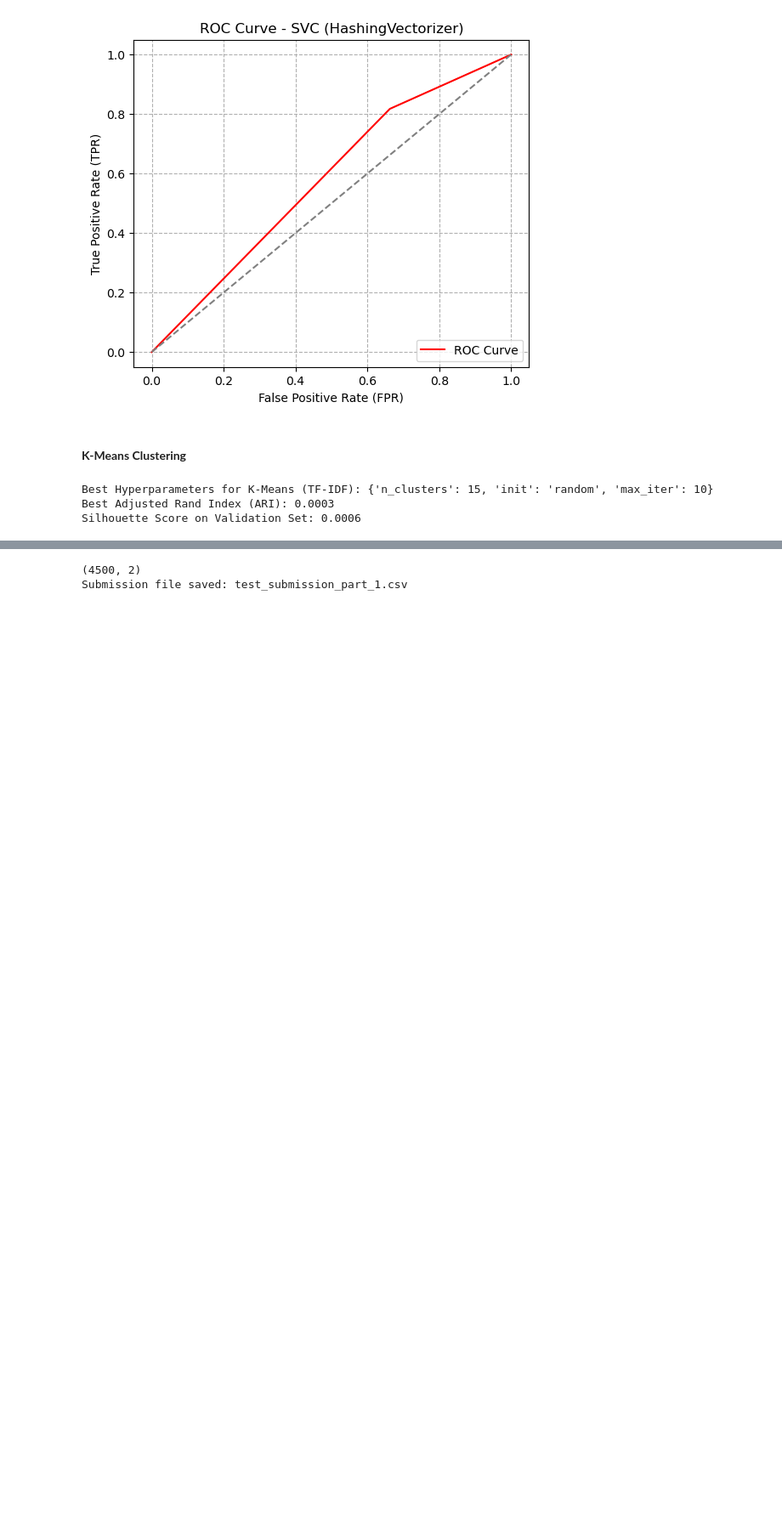
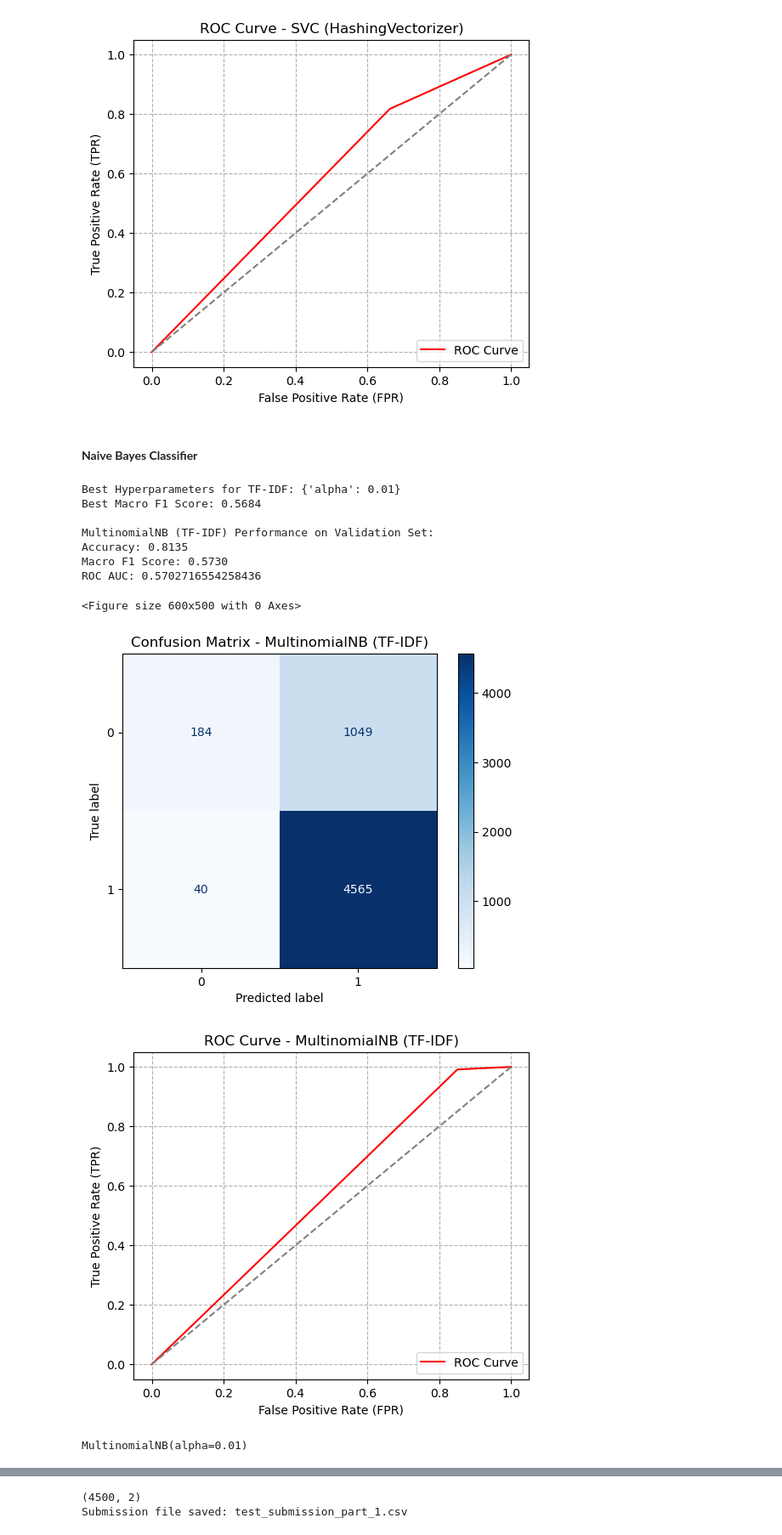
Before and after one commit to abbyirish3/MachineLearning-StatisticalAnalysis, a Jupyter notebook: Amazon_Reviews_Project.ipynb, the cells around one changed output, grey strips where cells are left out. Shown at 85% size. Cells and saved outputs as stored; diff of their text form; code cells hidden in the pictures; blank space fills up the shorter version.

```diff
--- a/Amazon_Reviews_Project.ipynb
+++ b/Amazon_Reviews_Project.ipynb
@@ -75 +60,4 @@ X_train_tfidf = tfidf.fit_transform(train_df["reviewText"])
+# %%
+tfidf = TfidfVectorizer(min_df=10, max_df=0.4, sublinear_tf=False, use_idf=True)
+X_train_tfidf = tfidf.fit_transform(train_df["reviewText"])
 # %% [markdown]
@@ -323,5 +332,3 @@ ROC AUC: 0.5774890299605581
 <Figure size 600x500 with 0 Axes>
 [figure]
 [figure]
-# %% [markdown]
-#### **K-Means Clustering**
@@ -334,10 +335,30 @@ kmeans_param_grid = {
+# %% [markdown]
+#### **Naive Bayes Classifier**
 # %%
-# tfidf
+# evaluate Naive Bayes tfidf
+NB_param_grid = {
+    "alpha": [.01, .1, 1, 5, 10]
+}
+
+# report on one validation set (20% of data)
 X_train_tfidf_sub, X_val_tfidf, y_train_sub, y_val = train_test_split(
     X_train_tfidf, y_train_cutoff1, test_size=0.2, random_state=42)
-tune_model(X_train_tfidf_sub, y_train_sub, X_val_tfidf, y_val, "TF-IDF", KMeans(), kmeans_param_grid)
+
+# tune and report metrics
+tune_model(X_train_tfidf_sub, y_train_sub, X_val_tfidf, y_val,
+           "TF-IDF",
+           MultinomialNB(),
+           NB_param_grid)
 # %% [output]
-Best Hyperparameters for K-Means (TF-IDF): {'n_clusters': 15, 'init': 'random', 'max_iter': 10}
-Best Adjusted Rand Index (ARI): 0.0003
-Silhouette Score on Validation Set: 0.0006
+Best Hyperparameters for TF-IDF: {'alpha': 0.01}
+Best Macro F1 Score: 0.5684
+
+MultinomialNB (TF-IDF) Performance on Validation Set:
+Accuracy: 0.8135
+Macro F1 Score: 0.5730
+ROC AUC: 0.5702716554258436
+<Figure size 600x500 with 0 Axes>
+[figure, added]
+[figure, added]
+MultinomialNB(alpha=0.01)
 # %%
```
Also changed, not shown: parts of 99 cells of this notebook.
